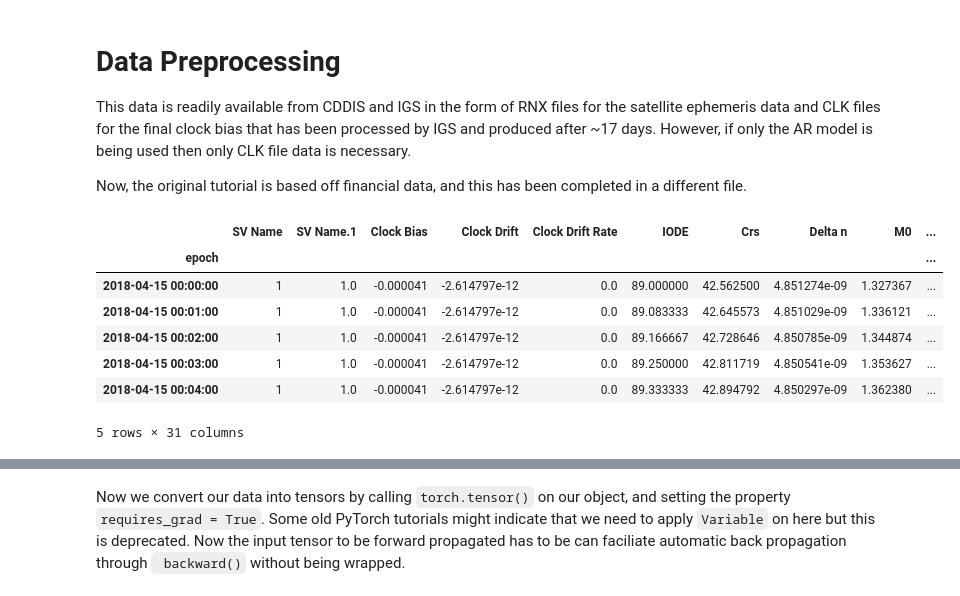
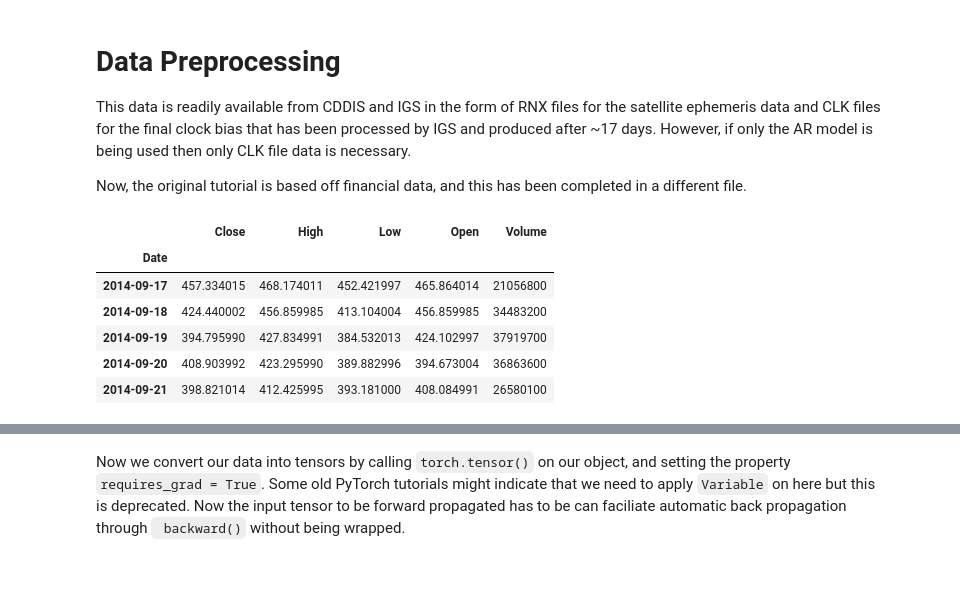
Before and after one commit to marilynbraojos/gps_clock_drift_estimation, a Jupyter notebook: minimum_viable_product/multivariate_lstm_mvp.ipynb, the cells around one changed output, grey strips where cells are left out. Cells and saved outputs as stored; diff of their text form; code cells hidden in the pictures.

```diff
--- a/minimum_viable_product/multivariate_lstm_mvp.ipynb
+++ b/minimum_viable_product/multivariate_lstm_mvp.ipynb
@@ -33,16 +33,16 @@ forward_window = 1 # [minutes]
 # %%
 filename = "5_resampled_1min_interval.csv"
 # %%
-df = pd.read_csv(filename, index_col = 'epoch', parse_dates=True)
+# df = pd.read_csv(filename, index_col = 'epoch', parse_dates=True)
+df = pd.read_csv("BTC-USD.csv", index_col = 'Date', parse_dates = True)
 df.head(5)
 # %% [output]
-|  | SV Name | SV Name.1 | Clock Bias | Clock Drift | Clock Drift Rate | IODE | Crs | Delta n | M0 | ... |
-| epoch |  |  |  |  |  |  |  |  |  | ... |
-| 2018-04-15 00:00:00 | 1 | 1.0 | -0.000041 | -2.614797e-12 | 0.0 | 89.000000 | 42.562500 | 4.851274e-09 | 1.327367 | ... |
-| 2018-04-15 00:01:00 | 1 | 1.0 | -0.000041 | -2.614797e-12 | 0.0 | 89.083333 | 42.645573 | 4.851029e-09 | 1.336121 | ... |
-| 2018-04-15 00:02:00 | 1 | 1.0 | -0.000041 | -2.614797e-12 | 0.0 | 89.166667 | 42.728646 | 4.850785e-09 | 1.344874 | ... |
-| 2018-04-15 00:03:00 | 1 | 1.0 | -0.000041 | -2.614797e-12 | 0.0 | 89.250000 | 42.811719 | 4.850541e-09 | 1.353627 | ... |
-| 2018-04-15 00:04:00 | 1 | 1.0 | -0.000041 | -2.614797e-12 | 0.0 | 89.333333 | 42.894792 | 4.850297e-09 | 1.362380 | ... |
+|  | Close | High | Low | Open | Volume |
+| Date |  |  |  |  |  |
+| 2014-09-17 | 457.334015 | 468.174011 | 452.421997 | 465.864014 | 21056800 |
+| 2014-09-18 | 424.440002 | 456.859985 | 413.104004 | 456.859985 | 34483200 |
+| 2014-09-19 | 394.795990 | 427.834991 | 384.532013 | 424.102997 | 37919700 |
+| 2014-09-20 | 408.903992 | 423.295990 | 389.882996 | 394.673004 | 36863600 |
+| 2014-09-21 | 398.821014 | 412.425995 | 393.181000 | 408.084991 | 26580100 |
-5 rows × 31 columns
 # %%
 df.describe().T
```
Also changed, not shown: parts of 15 cells of this notebook, 1 other file.
